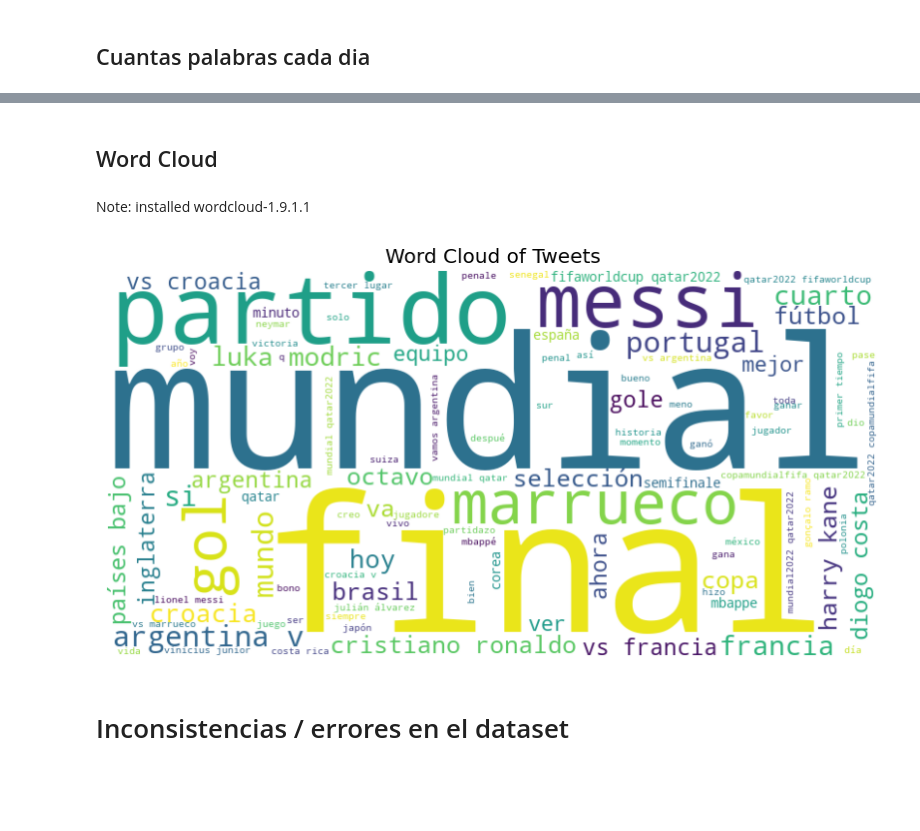
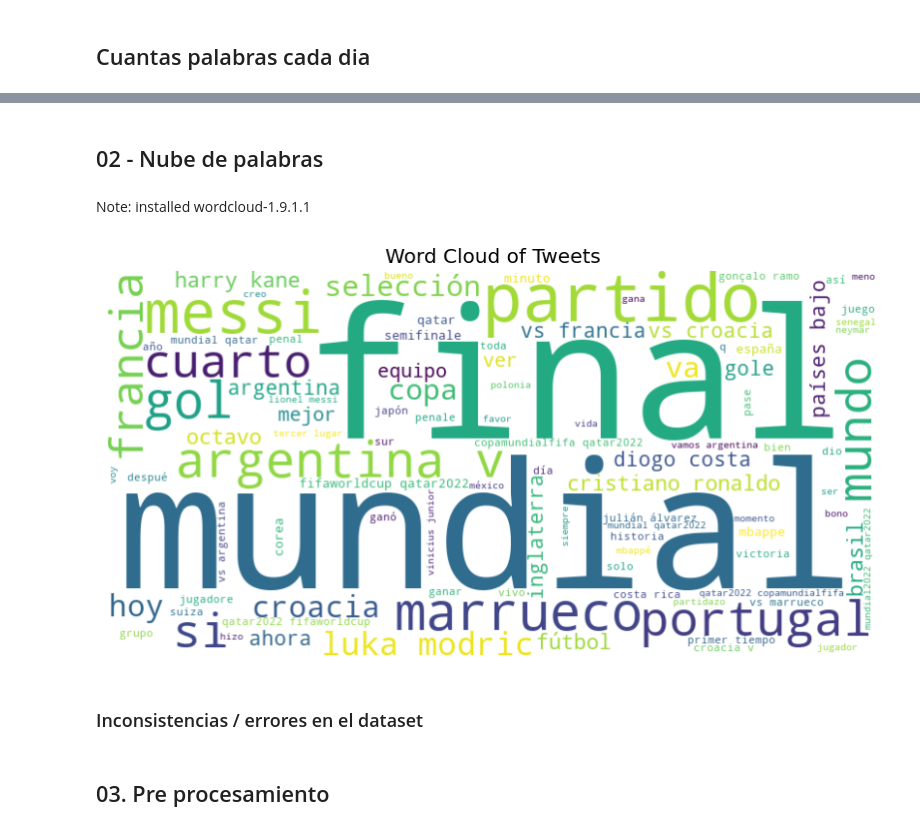
Before and after one commit to FrancoRossetti/trabajo-final-ucse, a Jupyter notebook: 2_twitter-data-extraction/eda_world_cup_dataset.ipynb, the cells around one changed output, grey strips where cells are left out. Drawn from its saved outputs; the diff is of its cells as text; code cells hidden in the pictures; blank space fills up the shorter version.

Commit message:
Starting pre-process. More analysis

```diff
--- a/2_twitter-data-extraction/eda_world_cup_dataset.ipynb
+++ b/2_twitter-data-extraction/eda_world_cup_dataset.ipynb
@@ -6,5 +44,6 @@ import glob
 # %%
 # get file paths from folder
-file_paths = glob.glob("D:\FACU\TF_CSVs\*.csv")
+PATH = r"D:\FACU\TF_CSVs\*.csv"
+file_paths = glob.glob(PATH)
 # %%
 # read all csvs into a list of dataframes
@@ -153,6 +176,9 @@ plt.bar(list(top_words.keys()), list(top_words.values()), color=sns.color_palett
 # %%
 # read all csvs into a list of dataframes
-dfs = [pd.read_csv(file_path, sep=';', lineterminator='\r', parse_dates=True) for file_path in file_paths]
+dfs = [
+    pd.read_csv(file_path, sep=";", lineterminator="\r", parse_dates=True)
+    for file_path in file_paths
+]
 # %%
 # concatenate all dataframes into one
 df = pd.concat(dfs)
@@ -280,7 +324,7 @@ plt.show()
 # %% [markdown]
-<h2> Word Cloud
+## 02 - Nube de palabras
 # %%
 # Word cloud df
-df = pd.concat(dfs)
+df_02_wordcloud = pd.concat(dfs)
 # %% [markdown]
 Note: installed wordcloud-1.9.1.1
@@ -296,18 +337,24 @@ stopwords =  set(stopwords.words('spanish'))
 #                  "todo" , "uno", "te", "vs", "despues"])
 # %%
 # Concatenate all tweets into a single string
-text = ' '.join(df['tweets'].astype(str))
+TEXT = " ".join(df_02_wordcloud["tweets"].astype(str))
 
 # Create a WordCloud object
-wordcloud = WordCloud(width=800, height=400, max_words=100, background_color='white',stopwords=stopwords).generate(text)
+wordcloud = WordCloud(
+    width=800,
+    height=400,
+    max_words=100,
+    background_color="white",
+    stopwords=stopwords,
+).generate(TEXT)
 
 # Plot the WordCloud
 plt.figure(figsize=(10, 6))
-plt.imshow(wordcloud, interpolation='bilinear')
-plt.axis('off')
-plt.title('Word Cloud of Tweets')
+plt.imshow(wordcloud, interpolation="bilinear")
+plt.axis("off")
+plt.title("Word Cloud of Tweets")
 plt.show()
 # %% [output]
-[figure, old version]
+[figure, new version]
 # %% [markdown]
-# Inconsistencias / errores en el dataset
+### Inconsistencias / errores en el dataset
@@ -316,0 +361,2 @@ dfs = [pd.read_csv(file_path, sep=';', lineterminator='\r', parse_dates=True) fo
+# %% [markdown]
+## 03. Pre procesamiento
```
Also changed, not shown: parts of 35 cells of this notebook, 1 other file.
